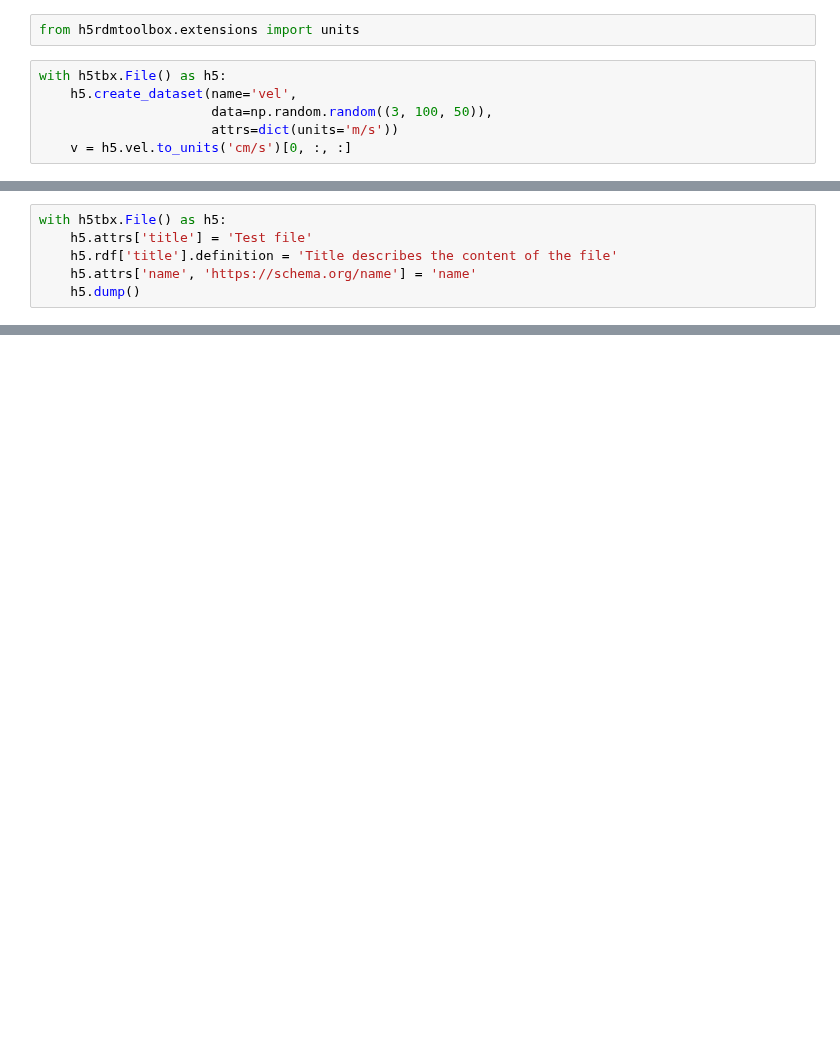
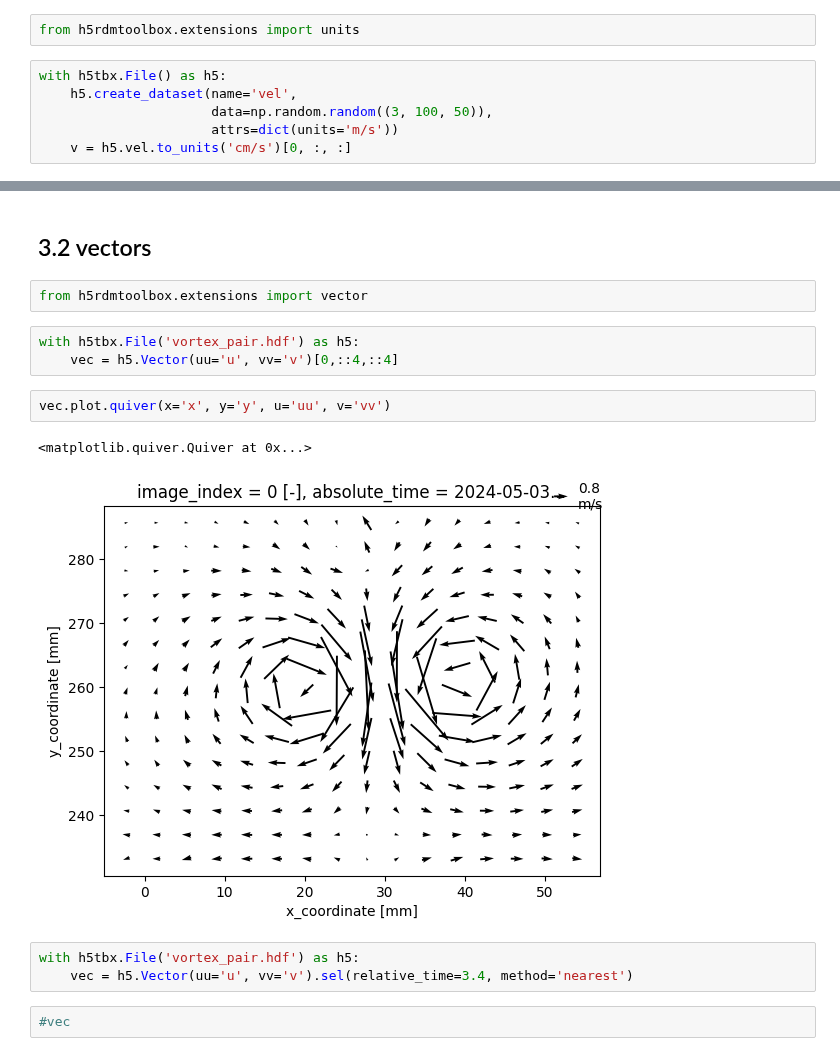
Before and after one commit to matthiasprobst/h5RDMtoolbox, a Jupyter notebook: docs/webinars/2024_05_03_v130_hdf5group/01_HighLevelInterface.ipynb, the cells around one changed output, grey strips where cells are left out. Cells and saved outputs as stored; diff of their text form; blank space fills up the shorter version.

```diff
--- a/docs/webinars/2024_05_03_v130_hdf5group/01_HighLevelInterface.ipynb
+++ b/docs/webinars/2024_05_03_v130_hdf5group/01_HighLevelInterface.ipynb
@@ -248,6 +276,0 @@ Attributes:
-# %%
-with h5tbx.File() as h5:
-    h5.attrs['title'] = 'Test file'
-    h5.rdf['title'].definition = 'Title describes the content of the file'
-    h5.attrs['name', 'https://schema.org/name'] = 'name'
-    h5.dump()
@@ -255,0 +277,17 @@ with h5tbx.File() as h5:
+# %% [markdown]
+## 3.2 vectors
+# %%
+from h5rdmtoolbox.extensions import vector
+# %%
+with h5tbx.File('vortex_pair.hdf') as h5:
+    vec = h5.Vector(uu='u', vv='v')[0,::4,::4]
+# %%
+vec.plot.quiver(x='x', y='y', u='uu', v='vv')
+# %% [output]
+<matplotlib.quiver.Quiver at 0x...>
+[figure, added]
+# %%
+with h5tbx.File('vortex_pair.hdf') as h5:
+    vec = h5.Vector(uu='u', vv='v').sel(relative_time=3.4, method='nearest')
+# %%
+#vec
```
Also changed, not shown: parts of 26 cells of this notebook, 15 other files.
